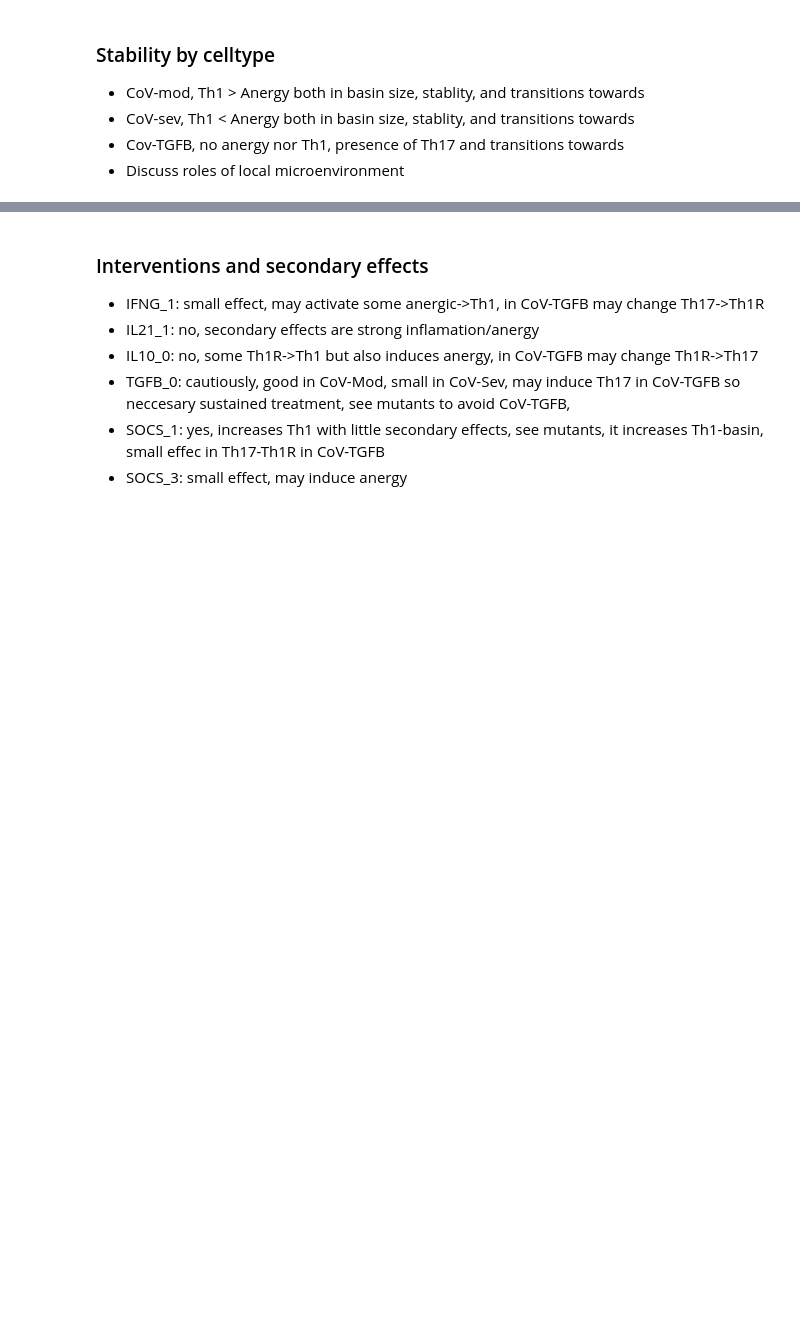
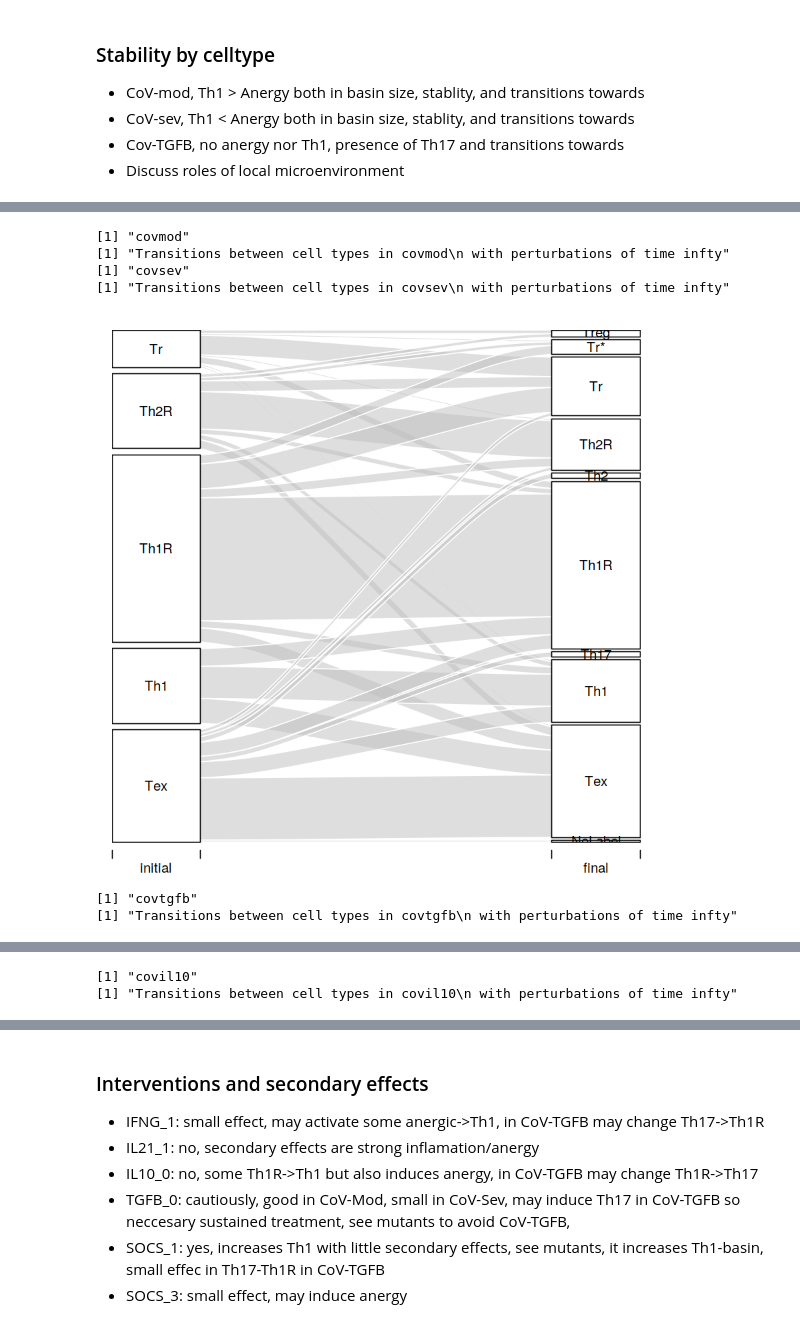
Before and after one commit to Laboratorio-de-Biologia-Computacional/CD4Tcell_COVID19, a Jupyter notebook: CD4Tcell_COVID19.ipynb, the cells around one changed output, grey strips where cells are left out. Saved outputs shown, nothing was run; the diff lists cells and outputs as text; code cells hidden in the pictures; blank space fills up the shorter version.

```diff
--- a/CD4Tcell_COVID19.ipynb
+++ b/CD4Tcell_COVID19.ipynb
@@ -172,16 +139,2 @@ heatmap(t(as.matrix( subset(env.attr ))),
 # %% [markdown]
 ## CD4+ T cell stability and plasticity in COVID-19
-# %%
-f.cfm.table <- function(net, lab, file.name) {
-    cfm <- cellFateMap(net, label.rules=lab,
-                       method="sat.restricted", maxAttractorLength=2)
-    cfm <- apply(cfm,2,as.character)
-    cfm <- cfm[  order( cfm[,1], cfm[,2], cfm[,3], cfm[,4] ),]
-    write.csv(cfm,file.name, row.names=F)
-    cfm <- read.csv(file.name)
-    cfm
-}
-
-cfm.covmod <- f.cfm.table(net.covmod, lab, "results/thsocs_cfm_covmod.csv")
-cfm.covsev <- f.cfm.table(net.covsev, lab, "results/thsocs_cfm_covsev.csv")
-cfm.covtgfb <- f.cfm.table(net.covtgfb, lab, "results/thsocs_cfm_covtgfb.csv")
@@ -268,0 +221,15 @@ Warning message in min(x):
+# %%
+for (env in env.cov) {
+    print(env)
+    file.name <- NULL # paste(c("images/thsocs_alluvial_",env,".eps"), collapse='')
+    title <- paste(c("Transitions between cell types in ",env, "\n with perturbations of time infty"), collapse='')
+    plot.cfm.alluvial(mut.cov[[env]], file.name, title)
+}
+# %% [output]
+[1] "covmod"
+[1] "Transitions between cell types in covmod\n with perturbations of time infty"
+[1] "covsev"
+[1] "Transitions between cell types in covsev\n with perturbations of time infty"
+[figure, added]
+[1] "covtgfb"
+[1] "Transitions between cell types in covtgfb\n with perturbations of time infty"
@@ -268,0 +237,2 @@ Warning message in min(x):
+[1] "covil10"
+[1] "Transitions between cell types in covil10\n with perturbations of time infty"
```
Also changed, not shown: parts of 25 cells of this notebook, 27 other files.
